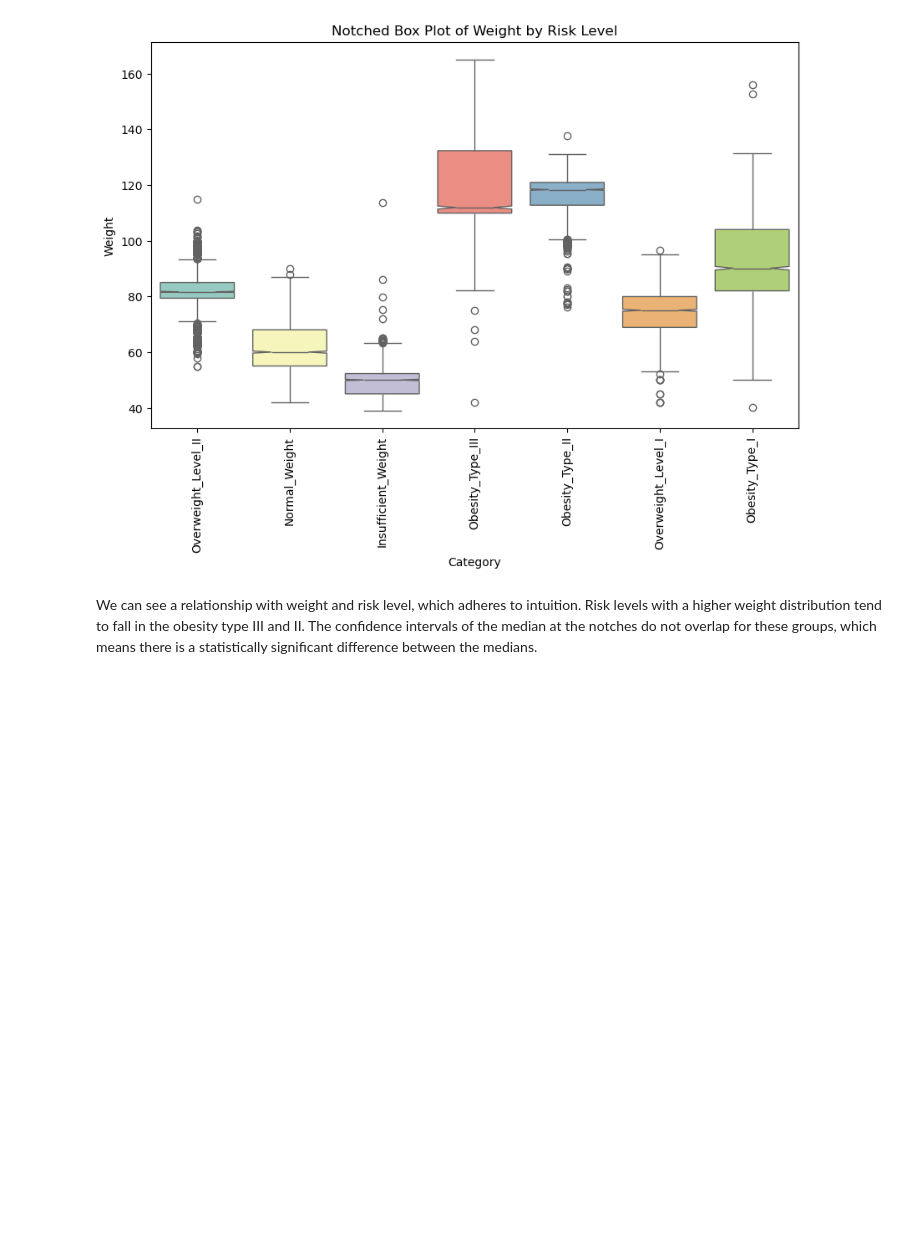
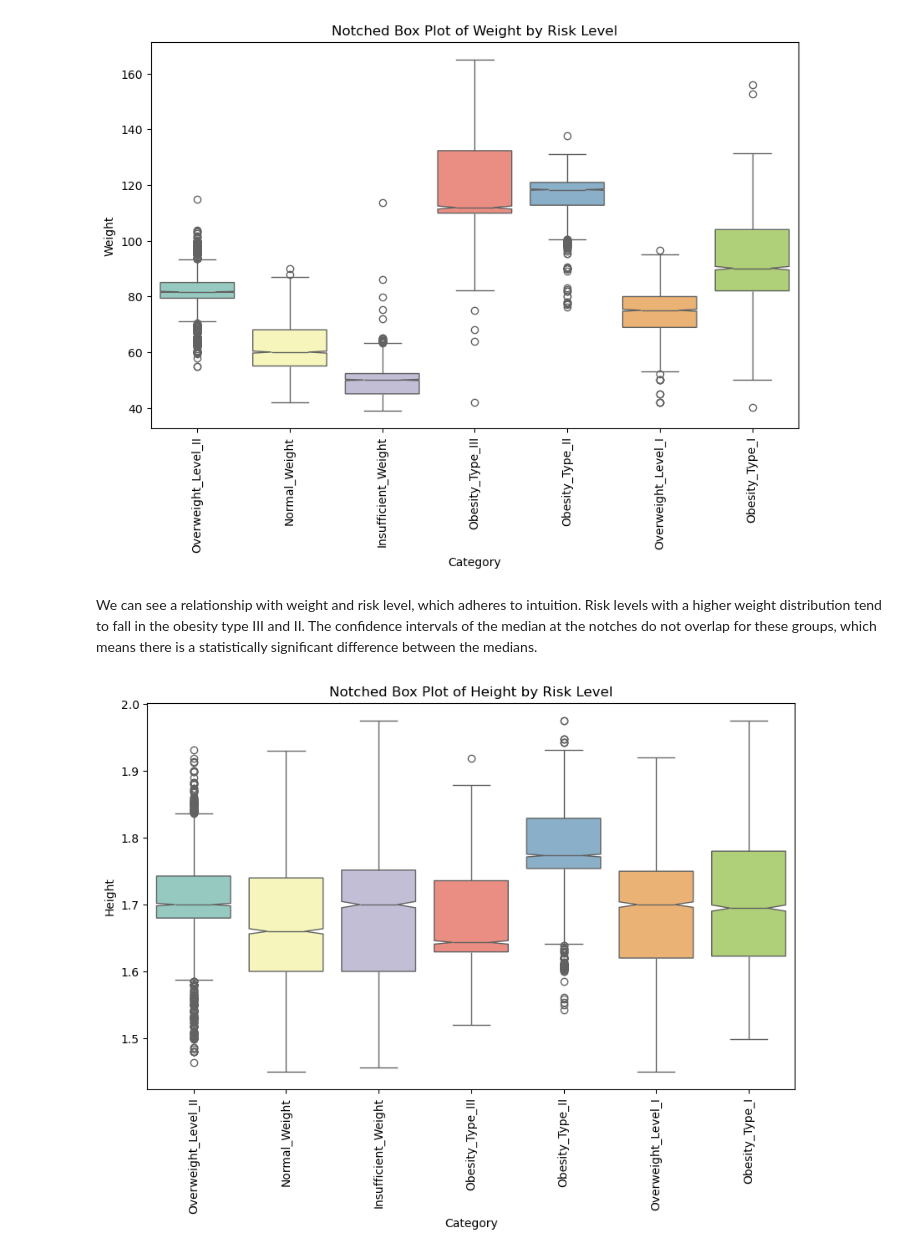
Before and after one commit to sofialaval/Kaggle_Competition-Prediction_of_Obesity_Risk, a Jupyter notebook: Code/EDA.ipynb, the cells around one changed output. Cells and saved outputs as stored; diff of their text form; code cells hidden in the pictures; blank space fills up the shorter version.

Commit message:
Updated Graphs

```diff
--- a/Code/EDA.ipynb
+++ b/Code/EDA.ipynb
@@ -50,3 +50,14 @@ plt.show()
 [figure]
 # %% [markdown]
 We can see a relationship with weight and risk level, which adheres to intuition. Risk levels with a higher weight distribution tend to fall in the obesity type III and II. The confidence intervals of the median at the notches do not overlap for these groups, which means there is a statistically significant difference between the medians.
+# %%
+plt.figure(figsize=(10, 6))
+sns.boxplot(x='NObeyesdad', y='Height', hue='NObeyesdad', data=df_train, palette='Set3', notch=True)
+
+plt.xlabel('Category')
+plt.ylabel('Height')
+plt.title('Notched Box Plot of Height by Risk Level')
+plt.xticks(rotation=90)
+plt.show()
+# %% [output]
+[figure, added]
```
Also changed, not shown: parts of 3 cells of this notebook.
